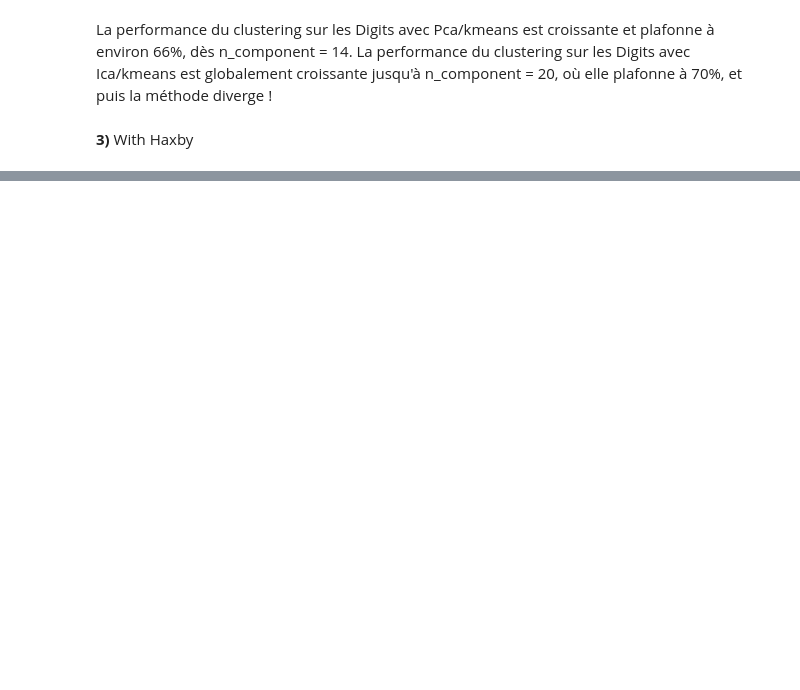
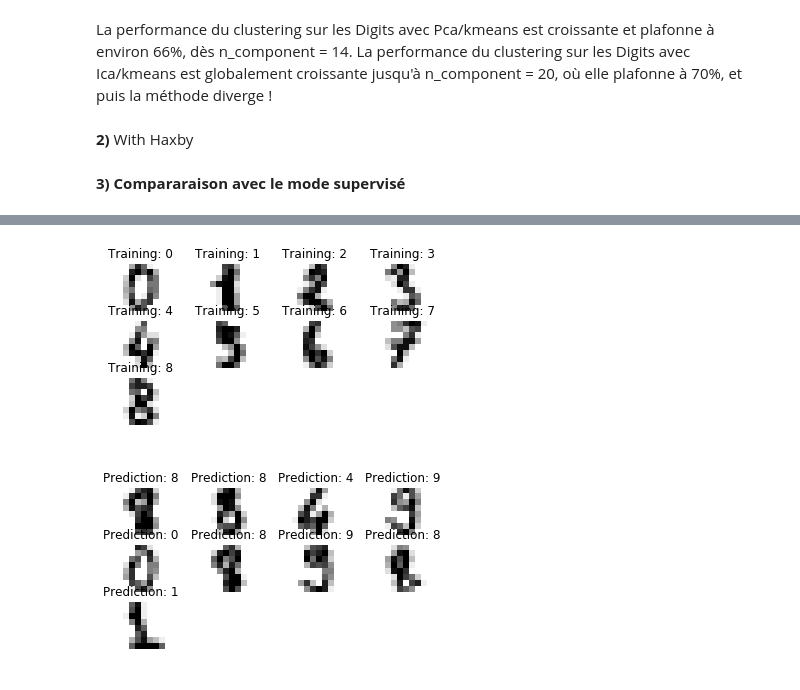
Before and after one commit to lalbarra/Cursus_Recherche, a Jupyter notebook: Notebook/Analogie_Representation_Learning_Code_notebook.ipynb, the cells around one changed output, grey strips where cells are left out. Drawn from its saved outputs; the diff is of its cells as text; code cells hidden in the pictures; blank space fills up the shorter version.

```diff
--- a/Notebook/Analogie_Representation_Learning_Code_notebook.ipynb
+++ b/Notebook/Analogie_Representation_Learning_Code_notebook.ipynb
@@ -375,7 +177,7 @@ Text(0.5,1,'Clustering performance evaluation for PCA/kmeans on Digits, in funct
 La performance du clustering sur les Digits avec Pca/kmeans est croissante et plafonne à environ 66%, dès n_component = 14.
 La performance du clustering sur les Digits avec Ica/kmeans est globalement croissante jusqu'à n_component = 20, où elle plafonne à 70%, et puis la méthode diverge !
 # %% [markdown]
-**3)** With Haxby
+**2)** With Haxby
 # %%
 # import Data Set !
 from nilearn import datasets
@@ -416,3 +218,77 @@ X = nifti_masker.fit_transform(func_filename)
 # Remove the "rest" condition
 X = X[non_rest]
 session = session[non_rest]
+# %% [markdown]
+**3) Compararaison avec le mode supervisé**
+# %%
+%matplotlib inline
+# Standard scientific Python imports
+import matplotlib.pyplot as plt
+import numpy as np
+# Import datasets, classifiers and performance metrics
+from sklearn import datasets, svm, metrics
+
+# The digits dataset
+digits = datasets.load_digits()
+
+# The data that we are interested in is made of 8x8 images of digits, let's
+# have a look at the first 4 images, stored in the `images` attribute of the
+# dataset.  If we were working from image files, we could load them using
+# matplotlib.pyplot.imread.  Note that each image must have the same size. For these
+# images, we know which digit they represent: it is given in the 'target' of
+# the dataset.
+images_and_labels = list(zip(digits.images, digits.target))
+plt.figure()
+for index, (image, label) in enumerate(images_and_labels[:9]):
+    plt.subplot(4, 4, index + 1)
+    plt.axis('off')
+    plt.imshow(image, cmap=plt.cm.gray_r, interpolation='nearest')
+    plt.title('Training: %i' % label)
+
+n_samples = len(digits.images)
+def Digits_SVM(digits):
+    # To apply a classifier on this data, we need to flatten the image, to
+    # turn the data in a (samples, feature) matrix:
+    n_samples = len(digits.images)
+    data = digits.images.reshape((n_samples, -1))
+
+    # Create a classifier: a support vector classifier
+    classifier = svm.SVC(gamma=0.001)
+
+    #Le paramètre gamma est choisi manuellement, mais il est recommandé de le configurer avec la "validation croisée".
+    #La validation croisée permet de choisir la meilleure méthode et ses paramètres.
+
+    #Le classificateur SVC est un classificateur binaire à la base (i.e. il ne peut classifier qu'entre 2 classes
+    #à la fois), son principe de résolution du problème passe par la construction d'un hyperplan qui permet de séparer
+    #les deux classes.
+
+    #Nous appelons notre exemple estimateur classifier, car il est un classificateur.
+    #Il doit maintenant être monté sur le modèle, c'est-à-dire qu'il doit apprendre à partir du modèle.
+    #Cela se fait en adoptant notre ensemble d’entraînement à la méthode fit.
+    #Nous utiliserons la moitié de notre base de données pour cet entraînement.
+
+
+    # We learn the digits on the first half of the digits
+    classifier.fit(data[:n_samples // 2], digits.target[:n_samples // 2])
+
+    # Now predict the value of the digit on the second half:
+    expected = digits.target[n_samples // 2:]
+    predicted = classifier.predict(data[n_samples // 2:])
+    print("Classification report for classifier %s:\n%s\n"
+      % (classifier, metrics.classification_report(expected, predicted)))
+    print("Confusion matrix:\n%s" % metrics.confusion_matrix(expected, predicted))
+    return expected, predicted
+
+expected, predicted = Digits_SVM(digits)
+
+
+plt.figure()
+images_and_predictions = list(zip(digits.images[n_samples // 2:], predicted))
+for index, (image, prediction) in enumerate(images_and_predictions[:9]):
+    plt.subplot(4, 4, index + 5)
+    plt.axis('off')
+    plt.imshow(image, cmap=plt.cm.gray_r, interpolation='nearest')
+    plt.title('Prediction: %i' % prediction)
+
+plt.show()
+# %% [output]
@@ -418,0 +312,2 @@ session = session[non_rest]
+[figure, added]
+[figure, added]
```
Also changed, not shown: parts of 9 cells of this notebook, 2 other files.
